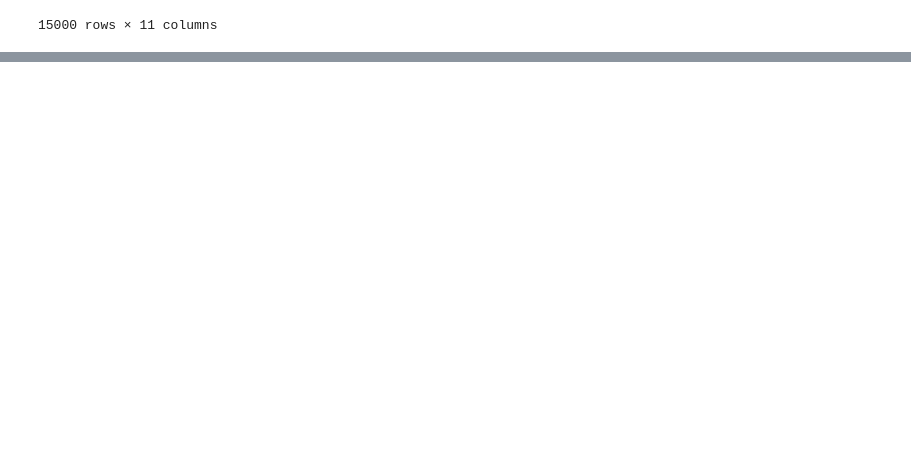
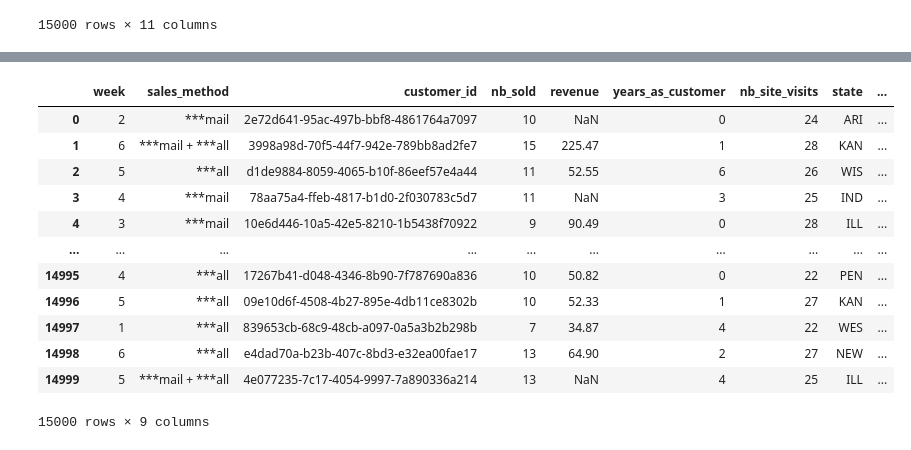
Before and after one commit to Femiolajide/Note, a Jupyter notebook: pop.ipynb, the cells around one changed output, grey strips where cells are left out. Drawn from its saved outputs; the diff is of its cells as text; code cells hidden in the pictures; blank space fills up the shorter version.

```diff
--- a/pop.ipynb
+++ b/pop.ipynb
@@ -886,3 +886,6 @@ data1
 | 13492 | 8 | 23 | 1 | Email | California | 82.70 | 1 | dab5b5b7-a4a2-4431-94f3-9345f8d5fce8 | ... |
 | 1520 | 11 | 23 | 4 | Email | Michigan | 107.74 | 0 | 6f0fd563-085e-435d-b201-a9f90b5a9356 | ... |
 15000 rows × 11 columns
+# %%
+data1["week x 2"] = data1["week"] *2
+data1 ["state"] = data1["state"].str[:3].str.upper()
@@ -888,0 +906,17 @@ data1
+# %%
+data1["sales_method"] = data1["sales_method"].str.replace(r"[A-Z]","***",regex=True)
+data1
+# %% [output]
+|  | week | sales_method | customer_id | nb_sold | revenue | years_as_customer | nb_site_visits | state | ... |
+| 0 | 2 | ***mail | 2e72d641-95ac-497b-bbf8-4861764a7097 | 10 | NaN | 0 | 24 | ARI | ... |
+| 1 | 6 | ***mail + ***all | 3998a98d-70f5-44f7-942e-789bb8ad2fe7 | 15 | 225.47 | 1 | 28 | KAN | ... |
+| 2 | 5 | ***all | d1de9884-8059-4065-b10f-86eef57e4a44 | 11 | 52.55 | 6 | 26 | WIS | ... |
+| 3 | 4 | ***mail | 78aa75a4-ffeb-4817-b1d0-2f030783c5d7 | 11 | NaN | 3 | 25 | IND | ... |
+| 4 | 3 | ***mail | 10e6d446-10a5-42e5-8210-1b5438f70922 | 9 | 90.49 | 0 | 28 | ILL | ... |
+| ... | ... | ... | ... | ... | ... | ... | ... | ... | ... |
+| 14995 | 4 | ***all | 17267b41-d048-4346-8b90-7f787690a836 | 10 | 50.82 | 0 | 22 | PEN | ... |
+| 14996 | 5 | ***all | 09e10d6f-4508-4b27-895e-4db11ce8302b | 10 | 52.33 | 1 | 27 | KAN | ... |
+| 14997 | 1 | ***all | 839653cb-68c9-48cb-a097-0a5a3b2b298b | 7 | 34.87 | 4 | 22 | WES | ... |
+| 14998 | 6 | ***all | e4dad70a-b23b-407c-8bd3-e32ea00fae17 | 13 | 64.90 | 2 | 27 | NEW | ... |
+| 14999 | 5 | ***mail + ***all | 4e077235-7c17-4054-9997-7a890336a214 | 13 | NaN | 4 | 25 | ILL | ... |
+15000 rows × 9 columns
```
Also changed, not shown: parts of 16 cells of this notebook.
